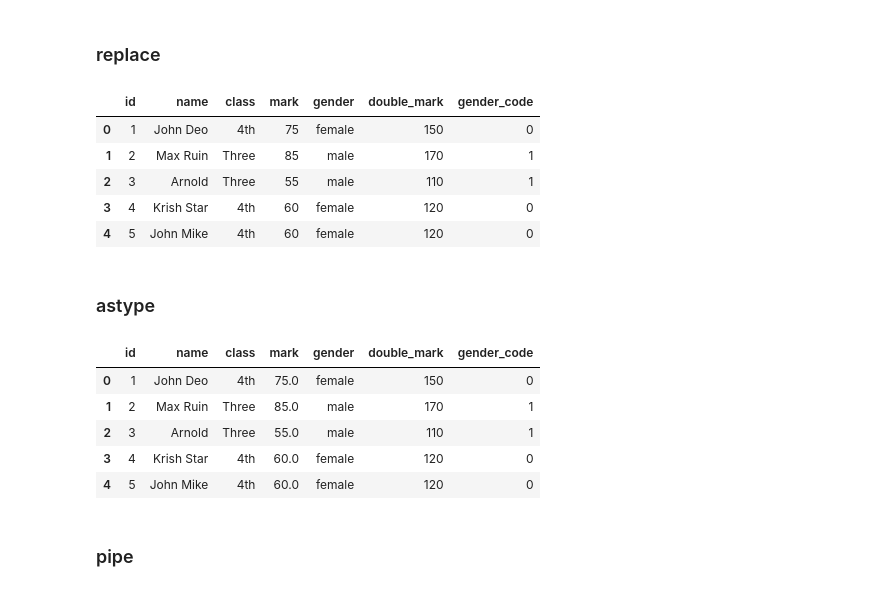
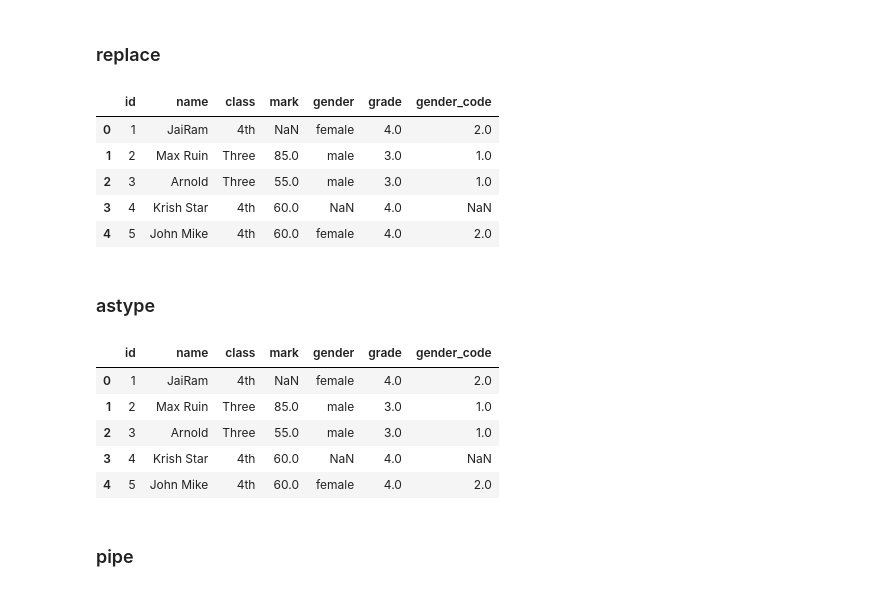
Before and after one commit to tekraj/python-programming, a Jupyter notebook: week-3-Data Analysis with Pandas.ipynb, the cells around one changed output. Saved outputs shown, nothing was run; the diff lists cells and outputs as text; code cells hidden in the pictures.

```diff
--- a/week-3-Data Analysis with Pandas.ipynb
+++ b/week-3-Data Analysis with Pandas.ipynb
@@ -381,0 +372,9 @@ students.head()
+# %%
+import pandas as pd
+students = pd.read_csv('./data/student.csv')
+students['grade'] = students['class'].map({'One':1,'Two':2,'Three':3,'Four':4,
+                                           'Five':5,'Six':6,'Seven':7,
+                                           'Eight':8,'Nine':9,'Ten':10})
+
+students['gender_code'] = students['gender'].map({'male':1,'female':2})
+students.head()
@@ -382,28 +388,31 @@ students.head()
 # %% [markdown]
 ### replace
 # %%
+
 # Replace specific values in the 'class' column
 students['class'] = students['class'].replace({'Four': '4th', 'Ten': '10th', 'Eight': '8th'})
+# replace name 'John Doe' with 'JaiRam' (replace specific value)
+students['name'] = students['name'].replace({'John Deo':'JaiRam'})
 students.head()
 # %% [output]
-|  | id | name | class | mark | gender | double_mark | gender_code |
-| 0 | 1 | John Deo | 4th | 75 | female | 150 | 0 |
-| 1 | 2 | Max Ruin | Three | 85 | male | 170 | 1 |
-| 2 | 3 | Arnold | Three | 55 | male | 110 | 1 |
-| 3 | 4 | Krish Star | 4th | 60 | female | 120 | 0 |
-| 4 | 5 | John Mike | 4th | 60 | female | 120 | 0 |
+|  | id | name | class | mark | gender | grade | gender_code |
+| 0 | 1 | JaiRam | 4th | NaN | female | 4.0 | 2.0 |
+| 1 | 2 | Max Ruin | Three | 85.0 | male | 3.0 | 1.0 |
+| 2 | 3 | Arnold | Three | 55.0 | male | 3.0 | 1.0 |
+| 3 | 4 | Krish Star | 4th | 60.0 | NaN | 4.0 | NaN |
+| 4 | 5 | John Mike | 4th | 60.0 | female | 4.0 | 2.0 |
 # %% [markdown]
 ### astype
 # %%
-# Convert 'mark' column to float
+# Convert 'grade' column to int
 students['mark'] = students['mark'].astype(float)
 students.head()
 # %% [output]
-|  | id | name | class | mark | gender | double_mark | gender_code |
-| 0 | 1 | John Deo | 4th | 75.0 | female | 150 | 0 |
-| 1 | 2 | Max Ruin | Three | 85.0 | male | 170 | 1 |
-| 2 | 3 | Arnold | Three | 55.0 | male | 110 | 1 |
-| 3 | 4 | Krish Star | 4th | 60.0 | female | 120 | 0 |
-| 4 | 5 | John Mike | 4th | 60.0 | female | 120 | 0 |
+|  | id | name | class | mark | gender | grade | gender_code |
+| 0 | 1 | JaiRam | 4th | NaN | female | 4.0 | 2.0 |
+| 1 | 2 | Max Ruin | Three | 85.0 | male | 3.0 | 1.0 |
+| 2 | 3 | Arnold | Three | 55.0 | male | 3.0 | 1.0 |
+| 3 | 4 | Krish Star | 4th | 60.0 | NaN | 4.0 | NaN |
+| 4 | 5 | John Mike | 4th | 60.0 | female | 4.0 | 2.0 |
 # %% [markdown]
 ### pipe
```
Also changed, not shown: parts of 24 cells of this notebook, 10 other files.
